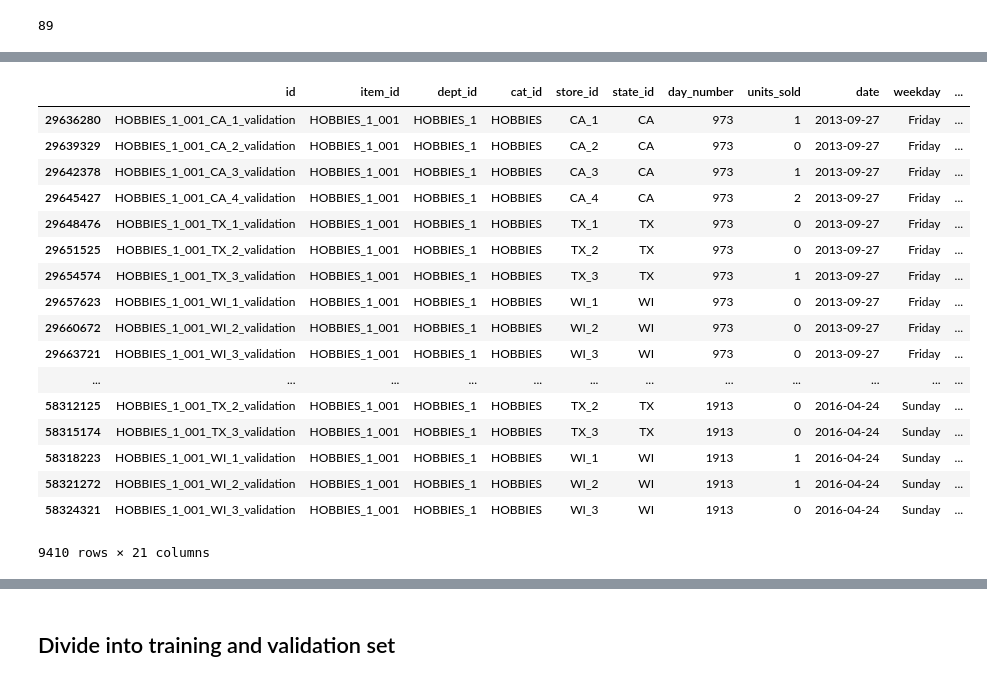
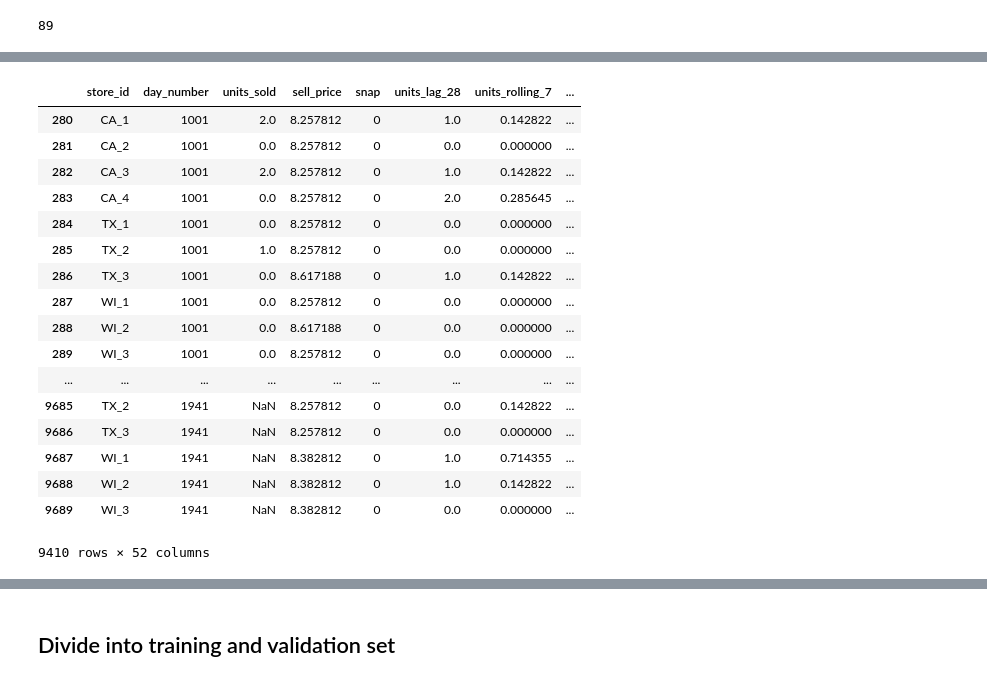
Before and after one commit to atabas/M5-Forecasting-Accuracy, a Jupyter notebook: 2-FeatureEngineering.ipynb, the cells around one changed output, grey strips where cells are left out. Drawn from its saved outputs; the diff is of its cells as text; code cells hidden in the pictures.

Commit message:
test set generation for 1st product + modularize feature generation into a function to reuse

```diff
--- a/2-FeatureEngineering.ipynb
+++ b/2-FeatureEngineering.ipynb
@@ -202,22 +298,22 @@ unpickled_df[~unpickled_df.event_name_1.isnull() & ~unpickled_df.event_name_2.is
 # %%
-first_product = unpickled_df.loc[unpickled_df.item_id == 'HOBBIES_1_001'].copy()
+first_product = product_feature_generation('HOBBIES_1_001')
 first_product
 # %% [output]
-|  | id | item_id | dept_id | cat_id | store_id | state_id | day_number | units_sold | date | weekday | ... |
-| 29636280 | HOBBIES_1_001_CA_1_validation | HOBBIES_1_001 | HOBBIES_1 | HOBBIES | CA_1 | CA | 973 | 1 | 2013-09-27 | Friday | ... |
-| 29639329 | HOBBIES_1_001_CA_2_validation | HOBBIES_1_001 | HOBBIES_1 | HOBBIES | CA_2 | CA | 973 | 0 | 2013-09-27 | Friday | ... |
-| 29642378 | HOBBIES_1_001_CA_3_validation | HOBBIES_1_001 | HOBBIES_1 | HOBBIES | CA_3 | CA | 973 | 1 | 2013-09-27 | Friday | ... |
-| 29645427 | HOBBIES_1_001_CA_4_validation | HOBBIES_1_001 | HOBBIES_1 | HOBBIES | CA_4 | CA | 973 | 2 | 2013-09-27 | Friday | ... |
-| 29648476 | HOBBIES_1_001_TX_1_validation | HOBBIES_1_001 | HOBBIES_1 | HOBBIES | TX_1 | TX | 973 | 0 | 2013-09-27 | Friday | ... |
-| 29651525 | HOBBIES_1_001_TX_2_validation | HOBBIES_1_001 | HOBBIES_1 | HOBBIES | TX_2 | TX | 973 | 0 | 2013-09-27 | Friday | ... |
-| 29654574 | HOBBIES_1_001_TX_3_validation | HOBBIES_1_001 | HOBBIES_1 | HOBBIES | TX_3 | TX | 973 | 1 | 2013-09-27 | Friday | ... |
-| 29657623 | HOBBIES_1_001_WI_1_validation | HOBBIES_1_001 | HOBBIES_1 | HOBBIES | WI_1 | WI | 973 | 0 | 2013-09-27 | Friday | ... |
-| 29660672 | HOBBIES_1_001_WI_2_validation | HOBBIES_1_001 | HOBBIES_1 | HOBBIES | WI_2 | WI | 973 | 0 | 2013-09-27 | Friday | ... |
-| 29663721 | HOBBIES_1_001_WI_3_validation | HOBBIES_1_001 | HOBBIES_1 | HOBBIES | WI_3 | WI | 973 | 0 | 2013-09-27 | Friday | ... |
-| ... | ... | ... | ... | ... | ... | ... | ... | ... | ... | ... | ... |
-| 58312125 | HOBBIES_1_001_TX_2_validation | HOBBIES_1_001 | HOBBIES_1 | HOBBIES | TX_2 | TX | 1913 | 0 | 2016-04-24 | Sunday | ... |
-| 58315174 | HOBBIES_1_001_TX_3_validation | HOBBIES_1_001 | HOBBIES_1 | HOBBIES | TX_3 | TX | 1913 | 0 | 2016-04-24 | Sunday | ... |
-| 58318223 | HOBBIES_1_001_WI_1_validation | HOBBIES_1_001 | HOBBIES_1 | HOBBIES | WI_1 | WI | 1913 | 1 | 2016-04-24 | Sunday | ... |
-| 58321272 | HOBBIES_1_001_WI_2_validation | HOBBIES_1_001 | HOBBIES_1 | HOBBIES | WI_2 | WI | 1913 | 1 | 2016-04-24 | Sunday | ... |
-| 58324321 | HOBBIES_1_001_WI_3_validation | HOBBIES_1_001 | HOBBIES_1 | HOBBIES | WI_3 | WI | 1913 | 0 | 2016-04-24 | Sunday | ... |
+|  | store_id | day_number | units_sold | sell_price | snap | units_lag_28 | units_rolling_7 | ... |
+| 280 | CA_1 | 1001 | 2.0 | 8.257812 | 0 | 1.0 | 0.142822 | ... |
+| 281 | CA_2 | 1001 | 0.0 | 8.257812 | 0 | 0.0 | 0.000000 | ... |
+| 282 | CA_3 | 1001 | 2.0 | 8.257812 | 0 | 1.0 | 0.142822 | ... |
+| 283 | CA_4 | 1001 | 0.0 | 8.257812 | 0 | 2.0 | 0.285645 | ... |
+| 284 | TX_1 | 1001 | 0.0 | 8.257812 | 0 | 0.0 | 0.000000 | ... |
+| 285 | TX_2 | 1001 | 1.0 | 8.257812 | 0 | 0.0 | 0.000000 | ... |
+| 286 | TX_3 | 1001 | 0.0 | 8.617188 | 0 | 1.0 | 0.142822 | ... |
+| 287 | WI_1 | 1001 | 0.0 | 8.257812 | 0 | 0.0 | 0.000000 | ... |
+| 288 | WI_2 | 1001 | 0.0 | 8.617188 | 0 | 0.0 | 0.000000 | ... |
+| 289 | WI_3 | 1001 | 0.0 | 8.257812 | 0 | 0.0 | 0.000000 | ... |
+| ... | ... | ... | ... | ... | ... | ... | ... | ... |
+| 9685 | TX_2 | 1941 | NaN | 8.257812 | 0 | 0.0 | 0.142822 | ... |
+| 9686 | TX_3 | 1941 | NaN | 8.257812 | 0 | 0.0 | 0.000000 | ... |
+| 9687 | WI_1 | 1941 | NaN | 8.382812 | 0 | 1.0 | 0.714355 | ... |
+| 9688 | WI_2 | 1941 | NaN | 8.382812 | 0 | 1.0 | 0.142822 | ... |
+| 9689 | WI_3 | 1941 | NaN | 8.382812 | 0 | 0.0 | 0.000000 | ... |
-9410 rows × 21 columns
+9410 rows × 52 columns
```
Also changed, not shown: parts of 38 cells of this notebook.
